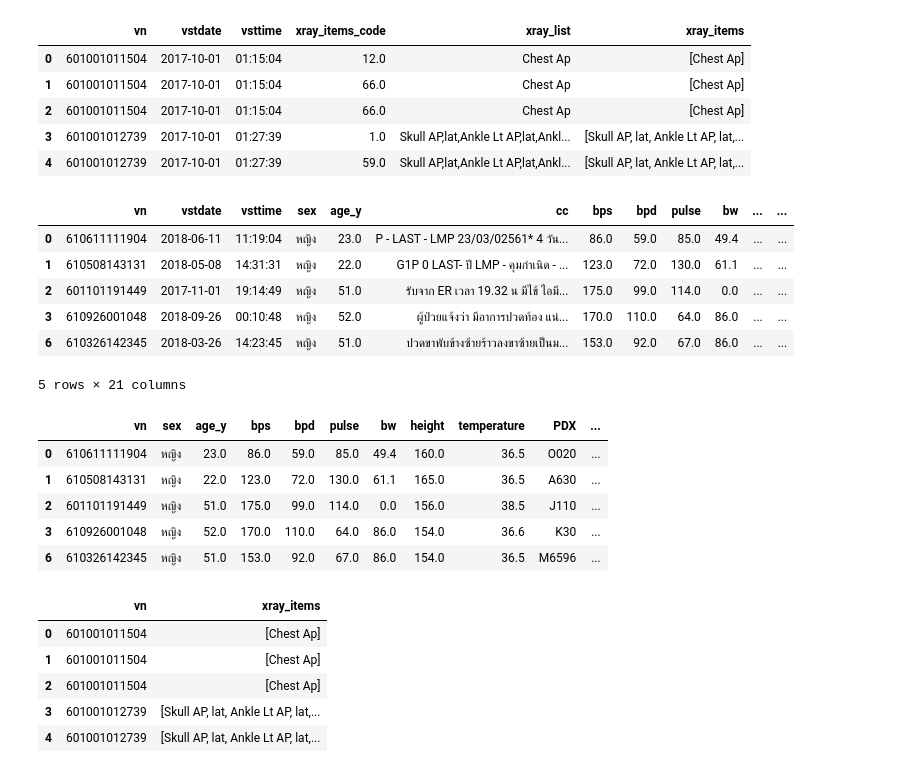
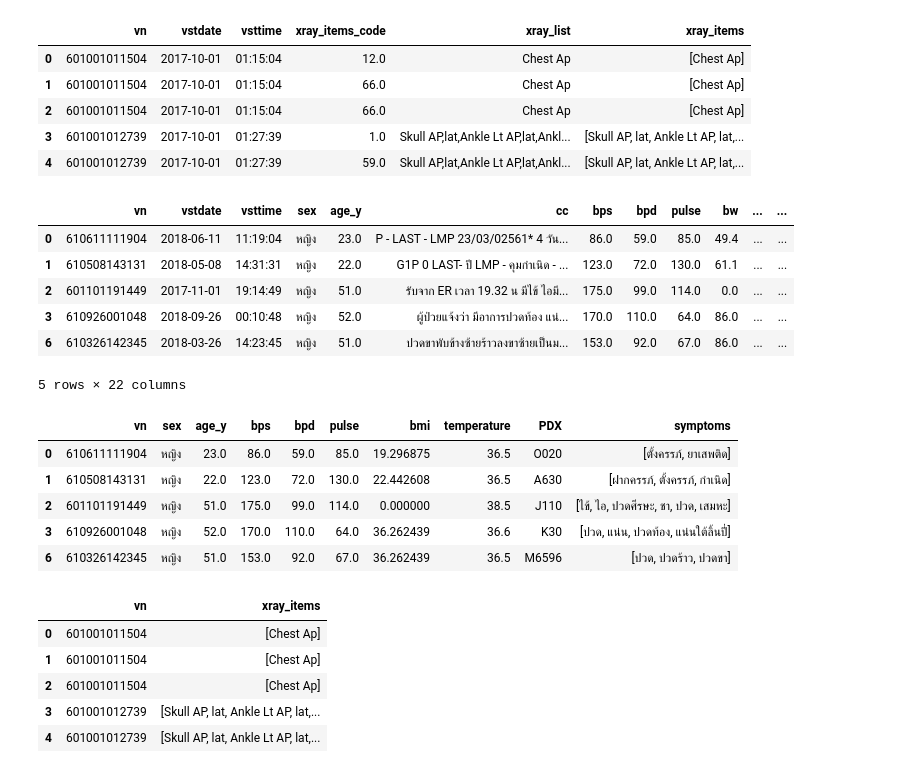
Before and after one commit to phraretein/patient_clustering, a Jupyter notebook: test_model.ipynb, the cells around one changed output. Cells and saved outputs as stored; diff of their text form; code cells hidden in the pictures.

```diff
--- a/test_model.ipynb
+++ b/test_model.ipynb
@@ -7,6 +30,6 @@ df_xray = pd.read_excel('Xray (2017-2018).xlsx')
 # %%
 # dropping null value columns to avoid errors
-df_cc.dropna(subset=['clean_symptom2(synonym)', 'bps', 'bpd', 'pulse', 'bw', 'height'],inplace = True)
+df_cc.dropna(subset=['clean_symptom2(synonym)', 'bps', 'bpd', 'pulse', 'bw', 'height', 'temperature'],inplace = True)
 df_cc.head()
 # %% [output]
 |  | vn | vstdate | vsttime | sex | age_y | cc | bps | bpd | pulse | bw | height | ... |
@@ -17,0 +68,3 @@ df_cc.head()
+# %%
+df_cc.insert(11, 'bmi', (df_cc['bw']/(df_cc['height'] ** 2) * 10000))
+df_cc.head()
@@ -35,19 +96,19 @@ df_cc.head()
 | 2 | 601101191449 | 2017-11-01 | 19:14:49 | หญิง | 51.0 | รับจาก ER เวลา 19.32 น มีไข้ ไอมี... | 175.0 | 99.0 | 114.0 | 0.0 | ... | ... |
 | 3 | 610926001048 | 2018-09-26 | 00:10:48 | หญิง | 52.0 | ผู้ป่วยแจ้งว่า มีอาการปวดท้อง แน่... | 170.0 | 110.0 | 64.0 | 86.0 | ... | ... |
 | 6 | 610326142345 | 2018-03-26 | 14:23:45 | หญิง | 51.0 | ปวดขาพับข้างซ้ายร้าวลงขาซ้ายเป็นม... | 153.0 | 92.0 | 67.0 | 86.0 | ... | ... |
-5 rows × 21 columns
+5 rows × 22 columns
 # %%
 df_cc.rename(columns={'PDX (1)': 'PDX'}, inplace=True)
 # %%
-df_cc_new = df_cc[['vn', 'sex', 'age_y', 'bps', 'bpd', 'pulse', 'bw', 'height', 'temperature', 'PDX', 'symptoms']]
+df_cc_new = df_cc[['vn', 'sex', 'age_y', 'bps', 'bpd', 'pulse', 'bmi', 'temperature', 'PDX', 'symptoms']]
 df_cc_new.head()
 # %% [output]
-|  | vn | sex | age_y | bps | bpd | pulse | bw | height | temperature | PDX | ... |
-| 0 | 610611111904 | หญิง | 23.0 | 86.0 | 59.0 | 85.0 | 49.4 | 160.0 | 36.5 | O020 | ... |
-| 1 | 610508143131 | หญิง | 22.0 | 123.0 | 72.0 | 130.0 | 61.1 | 165.0 | 36.5 | A630 | ... |
-| 2 | 601101191449 | หญิง | 51.0 | 175.0 | 99.0 | 114.0 | 0.0 | 156.0 | 38.5 | J110 | ... |
-| 3 | 610926001048 | หญิง | 52.0 | 170.0 | 110.0 | 64.0 | 86.0 | 154.0 | 36.6 | K30 | ... |
-| 6 | 610326142345 | หญิง | 51.0 | 153.0 | 92.0 | 67.0 | 86.0 | 154.0 | 36.5 | M6596 | ... |
+|  | vn | sex | age_y | bps | bpd | pulse | bmi | temperature | PDX | symptoms |
+| 0 | 610611111904 | หญิง | 23.0 | 86.0 | 59.0 | 85.0 | 19.296875 | 36.5 | O020 | [ตั้งครรภ์, ยาเสพติด] |
+| 1 | 610508143131 | หญิง | 22.0 | 123.0 | 72.0 | 130.0 | 22.442608 | 36.5 | A630 | [ฝากครรภ์, ตั้งครรภ์, กำเนิด] |
+| 2 | 601101191449 | หญิง | 51.0 | 175.0 | 99.0 | 114.0 | 0.000000 | 38.5 | J110 | [ไข้, ไอ, ปวดศีรษะ, ชา, ปวด, เสมหะ] |
+| 3 | 610926001048 | หญิง | 52.0 | 170.0 | 110.0 | 64.0 | 36.262439 | 36.6 | K30 | [ปวด, แน่น, ปวดท้อง, แน่นใต้ลิ้นปี่] |
+| 6 | 610326142345 | หญิง | 51.0 | 153.0 | 92.0 | 67.0 | 36.262439 | 36.5 | M6596 | [ปวด, ปวดร้าว, ปวดขา] |
 # %%
 df_xray_new = df_xray[['vn', 'xray_items']]
 df_xray_new.head()
```
Also changed, not shown: parts of 29 cells of this notebook.
